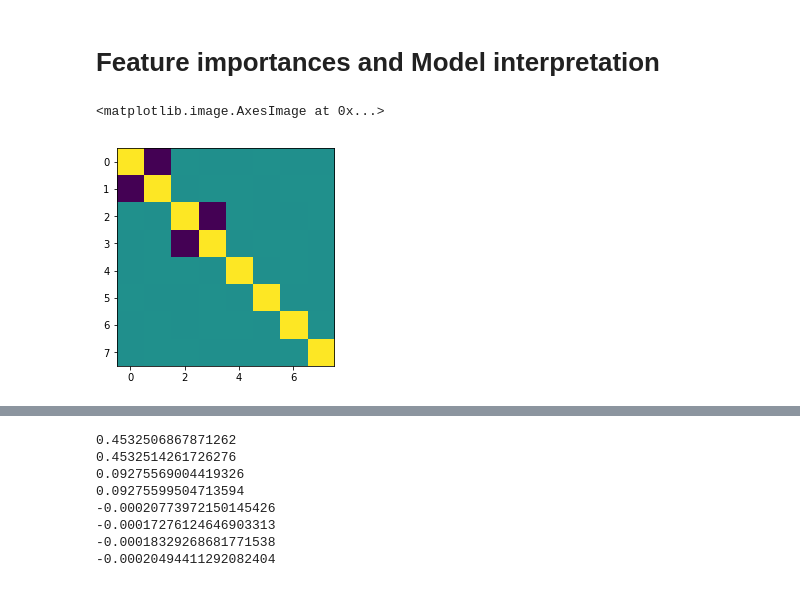
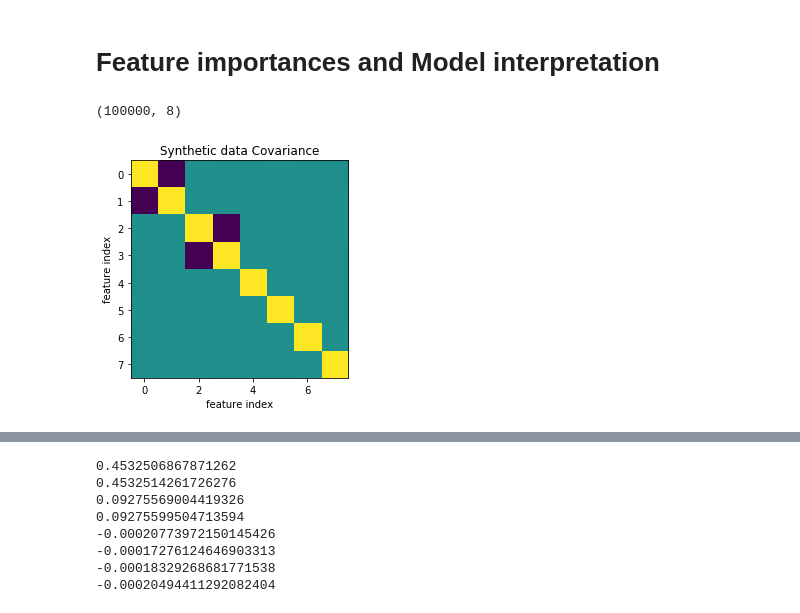
Before and after one commit to amueller/COMS4995-s19, a Jupyter notebook: slides/aml-12-interpretation-feature-selection/aml-12-feature-selection-interpretation.ipynb, the cells around one changed output, grey strips where cells are left out. Drawn from its saved outputs; the diff is of its cells as text; code cells hidden in the pictures.

```diff
--- a/slides/aml-12-interpretation-feature-selection/aml-12-feature-selection-interpretation.ipynb
+++ b/slides/aml-12-interpretation-feature-selection/aml-12-feature-selection-interpretation.ipynb
@@ -39,8 +39,15 @@ X_correlated = np.dot(X_original, correlated_transform.T)
 X = np.hstack([X_correlated, np.zeros((n_samples, n_noise))])
 X += rng.normal(scale=noise_std, size=X.shape)
 X = scale(X)
-# %%
-plt.imshow(np.cov(X, rowvar=False))
-# %% [output]
-<matplotlib.image.AxesImage at 0x...>
-[figure, removed]
+# %%
+X.shape
+# %% [output]
+(100000, 8)
+# %%
+plt.imshow(np.cov(X, rowvar=False))
+plt.title("Synthetic data Covariance")
+plt.xlabel("feature index")
+plt.ylabel("feature index")
+plt.savefig("images/covariance.png")
+# %% [output]
+[figure, added]
```
Also changed, not shown: parts of 12 cells of this notebook, 26 other files.
